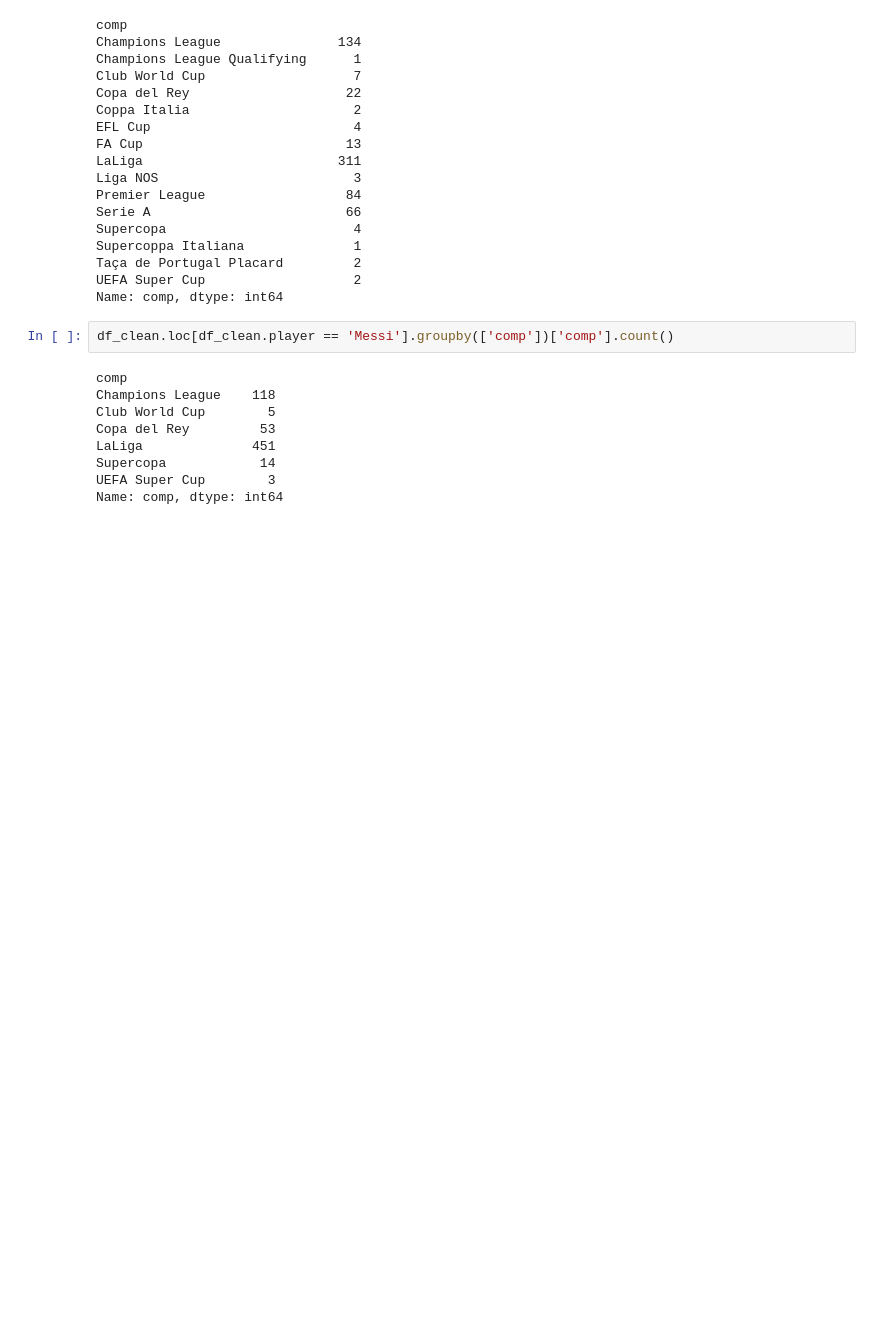
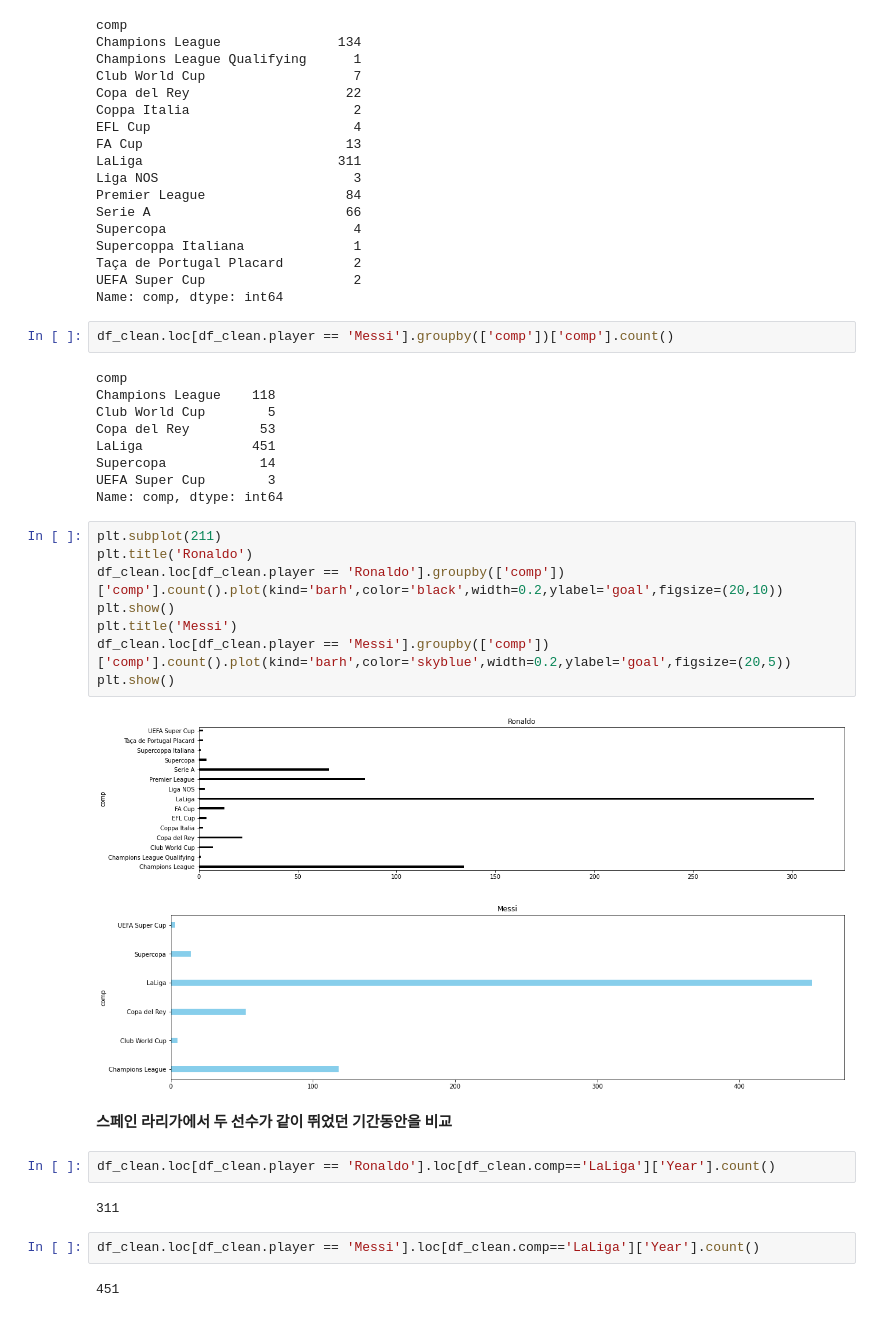
Before and after one commit to dltmdals874/d, a Jupyter notebook: project.ipynb, the cells around one changed output. Saved outputs shown, nothing was run; the diff lists cells and outputs as text; blank space fills up the shorter version.

```diff
--- a/project.ipynb
+++ b/project.ipynb
@@ -329,3 +338,24 @@ LaLiga              451
 Supercopa            14
 UEFA Super Cup        3
 Name: comp, dtype: int64
+# %%
+plt.subplot(211)
+plt.title('Ronaldo')
+df_clean.loc[df_clean.player == 'Ronaldo'].groupby(['comp'])['comp'].count().plot(kind='barh',color='black',width=0.2,ylabel='goal',figsize=(20,10))
+plt.show()
+plt.title('Messi')
+df_clean.loc[df_clean.player == 'Messi'].groupby(['comp'])['comp'].count().plot(kind='barh',color='skyblue',width=0.2,ylabel='goal',figsize=(20,5))
+plt.show()
+# %% [output]
+[figure, added]
+[figure, added]
+# %% [markdown]
+**스페인 라리가에서 두 선수가 같이 뛰었던 기간동안을 비교**
+# %%
+df_clean.loc[df_clean.player == 'Ronaldo'].loc[df_clean.comp=='LaLiga']['Year'].count()
+# %% [output]
+311
+# %%
+df_clean.loc[df_clean.player == 'Messi'].loc[df_clean.comp=='LaLiga']['Year'].count()
+# %% [output]
+451
```
Also changed, not shown: parts of 60 cells of this notebook.
